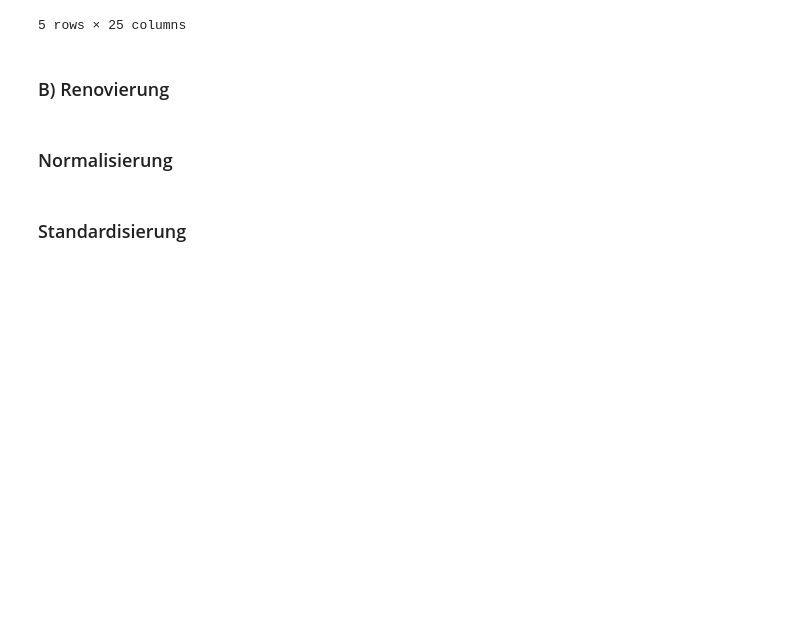
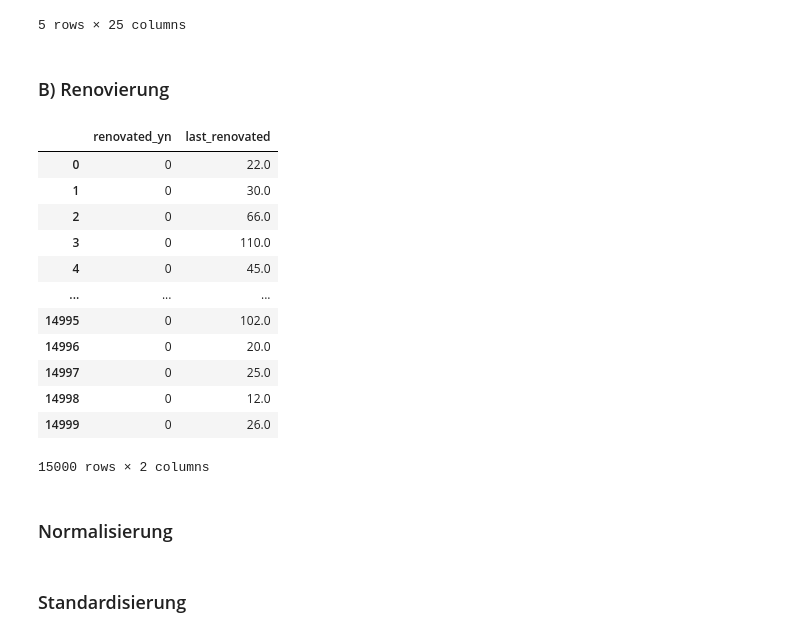
Before and after one commit to robring/advancedDatascience_CaseStudy, a Jupyter notebook: 01_Exploration_2.0.ipynb, the cells around one changed output. Cells and saved outputs as stored; diff of their text form; code cells hidden in the pictures; blank space fills up the shorter version.

Commit message:
renovated übername

```diff
--- a/01_Exploration_2.0.ipynb
+++ b/01_Exploration_2.0.ipynb
@@ -116,6 +116,35 @@ df.head()
 5 rows × 25 columns
 # %% [markdown]
 ### B) Renovierung
+# %%
+renovated_yn= []
+last_renovated=[]
+#2015 mit jahr aus "date" ersetzen
+for i in df.index:
+    if df["yr_renovated"][i] != 0:
+        renovated_yn.append(1)
+        last_renovated.append(2015-df["yr_renovated"][i])
+    else:
+        renovated_yn.append(0)
+        last_renovated.append(2015-df["yr_built"][i])
+
+df["renovated_yn"] = renovated_yn
+df["last_renovated"] = last_renovated
+df.iloc[:,-2:]
+# %% [output]
+|  | renovated_yn | last_renovated |
+| 0 | 0 | 22.0 |
+| 1 | 0 | 30.0 |
+| 2 | 0 | 66.0 |
+| 3 | 0 | 110.0 |
+| 4 | 0 | 45.0 |
+| ... | ... | ... |
+| 14995 | 0 | 102.0 |
+| 14996 | 0 | 20.0 |
+| 14997 | 0 | 25.0 |
+| 14998 | 0 | 12.0 |
+| 14999 | 0 | 26.0 |
+15000 rows × 2 columns
 # %% [markdown]
 ### Normalisierung
 # %% [markdown]
```
Also changed, not shown: parts of 1 cell of this notebook.
